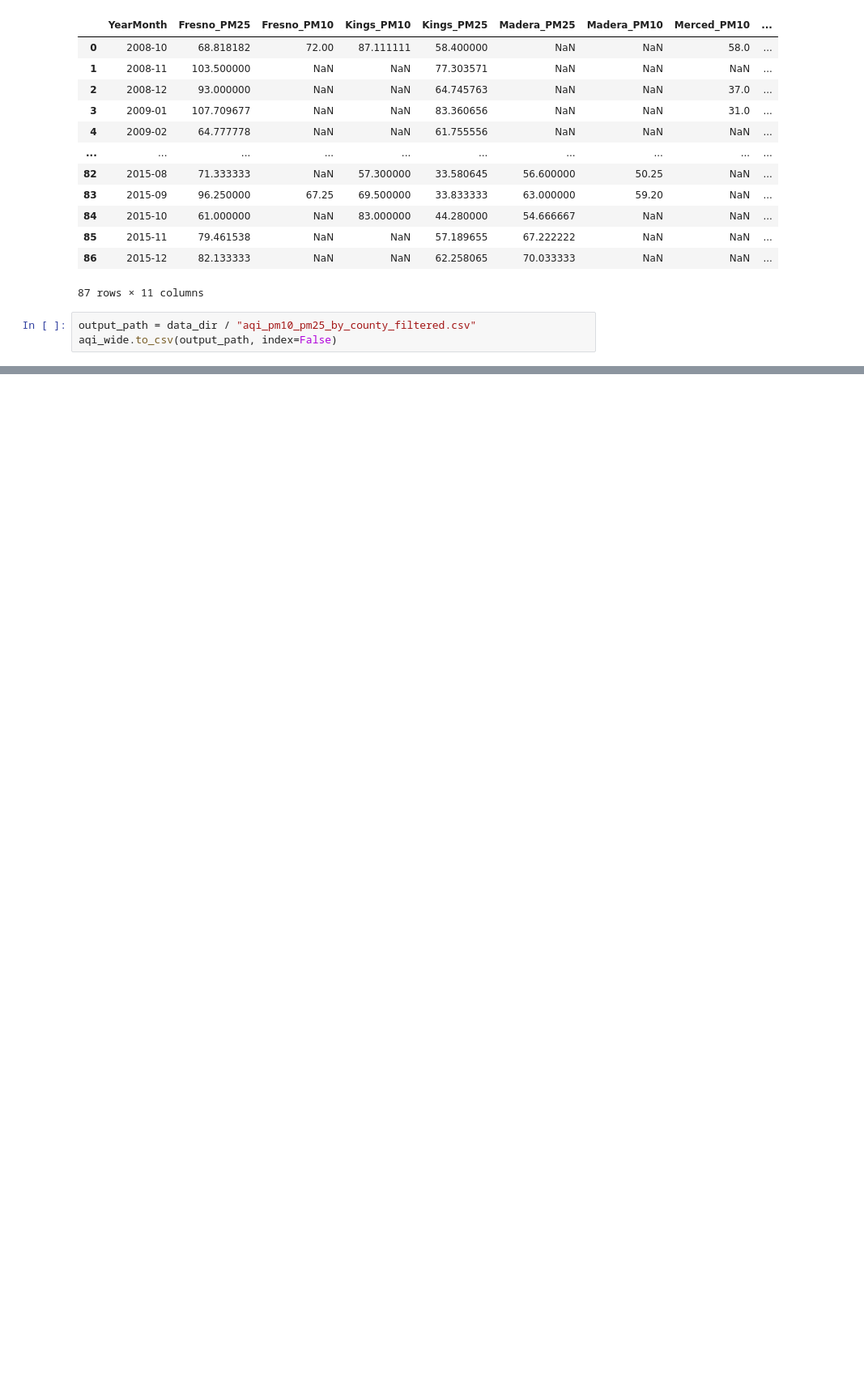
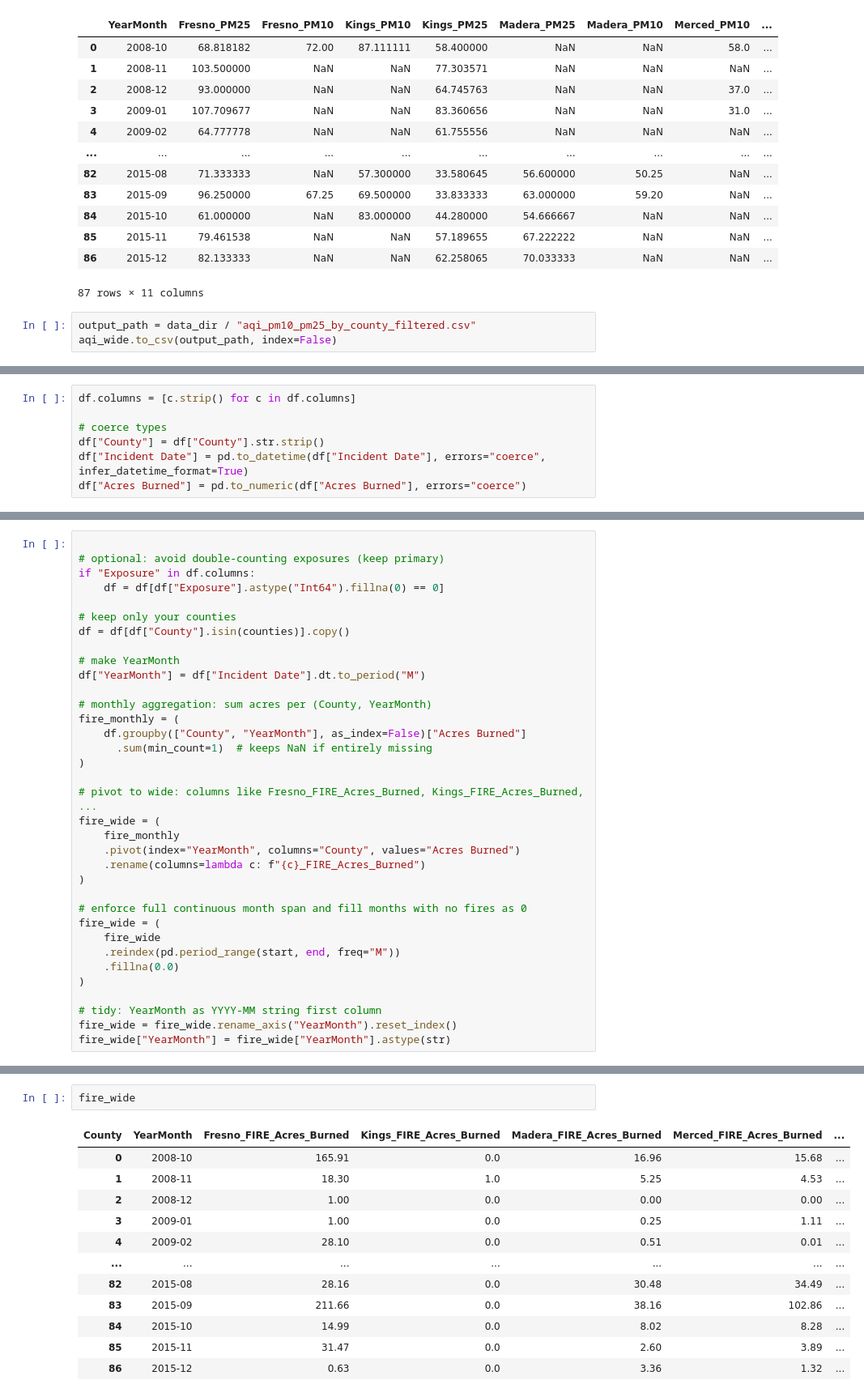
Before and after one commit to dillonallen92/CSUF-Project-Code, a Jupyter notebook: Project/code/notebooks/aug29_meeting_notebook.ipynb, the cells around one changed output, grey strips where cells are left out. Shown at 81% size. Drawn from its saved outputs; the diff is of its cells as text; blank space fills up the shorter version.

Commit message:
fire dataframe of acres burned by county processed

```diff
--- a/Project/code/notebooks/aug29_meeting_notebook.ipynb
+++ b/Project/code/notebooks/aug29_meeting_notebook.ipynb
@@ -283,0 +308,7 @@ aqi_wide.to_csv(output_path, index=False)
+# %%
+df.columns = [c.strip() for c in df.columns]
+
+# coerce types
+df["County"] = df["County"].str.strip()
+df["Incident Date"] = pd.to_datetime(df["Incident Date"], errors="coerce", infer_datetime_format=True)
+df["Acres Burned"] = pd.to_numeric(df["Acres Burned"], errors="coerce")
@@ -283,0 +324,35 @@ aqi_wide.to_csv(output_path, index=False)
+# %%
+
+# optional: avoid double-counting exposures (keep primary)
+if "Exposure" in df.columns:
+    df = df[df["Exposure"].astype("Int64").fillna(0) == 0]
+
+# keep only your counties
+df = df[df["County"].isin(counties)].copy()
+
+# make YearMonth
+df["YearMonth"] = df["Incident Date"].dt.to_period("M")
+
+# monthly aggregation: sum acres per (County, YearMonth)
+fire_monthly = (
+    df.groupby(["County", "YearMonth"], as_index=False)["Acres Burned"]
+      .sum(min_count=1)  # keeps NaN if entirely missing
+)
+
+# pivot to wide: columns like Fresno_FIRE_Acres_Burned, Kings_FIRE_Acres_Burned, ...
+fire_wide = (
+    fire_monthly
+    .pivot(index="YearMonth", columns="County", values="Acres Burned")
+    .rename(columns=lambda c: f"{c}_FIRE_Acres_Burned")
+)
+
+# enforce full continuous month span and fill months with no fires as 0
+fire_wide = (
+    fire_wide
+    .reindex(pd.period_range(start, end, freq="M"))
+    .fillna(0.0)
+)
+
+# tidy: YearMonth as YYYY-MM string first column
+fire_wide = fire_wide.rename_axis("YearMonth").reset_index()
+fire_wide["YearMonth"] = fire_wide["YearMonth"].astype(str)
@@ -283,0 +368,15 @@ aqi_wide.to_csv(output_path, index=False)
+# %%
+fire_wide
+# %% [output]
+| County | YearMonth | Fresno_FIRE_Acres_Burned | Kings_FIRE_Acres_Burned | Madera_FIRE_Acres_Burned | Merced_FIRE_Acres_Burned | ... |
+| 0 | 2008-10 | 165.91 | 0.0 | 16.96 | 15.68 | ... |
+| 1 | 2008-11 | 18.30 | 1.0 | 5.25 | 4.53 | ... |
+| 2 | 2008-12 | 1.00 | 0.0 | 0.00 | 0.00 | ... |
+| 3 | 2009-01 | 1.00 | 0.0 | 0.25 | 1.11 | ... |
+| 4 | 2009-02 | 28.10 | 0.0 | 0.51 | 0.01 | ... |
+| ... | ... | ... | ... | ... | ... | ... |
+| 82 | 2015-08 | 28.16 | 0.0 | 30.48 | 34.49 | ... |
+| 83 | 2015-09 | 211.66 | 0.0 | 38.16 | 102.86 | ... |
+| 84 | 2015-10 | 14.99 | 0.0 | 8.02 | 8.28 | ... |
+| 85 | 2015-11 | 31.47 | 0.0 | 2.60 | 3.89 | ... |
+| 86 | 2015-12 | 0.63 | 0.0 | 3.36 | 1.32 | ... |
```
Also changed, not shown: parts of 7 cells of this notebook, 1 other file.
